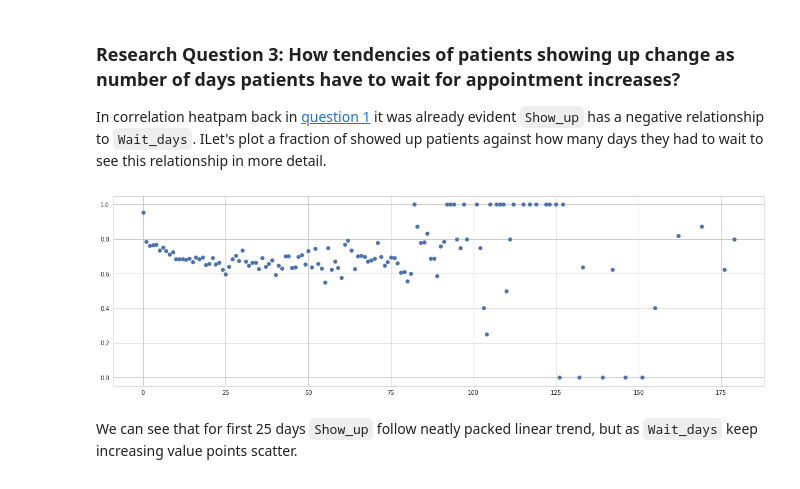
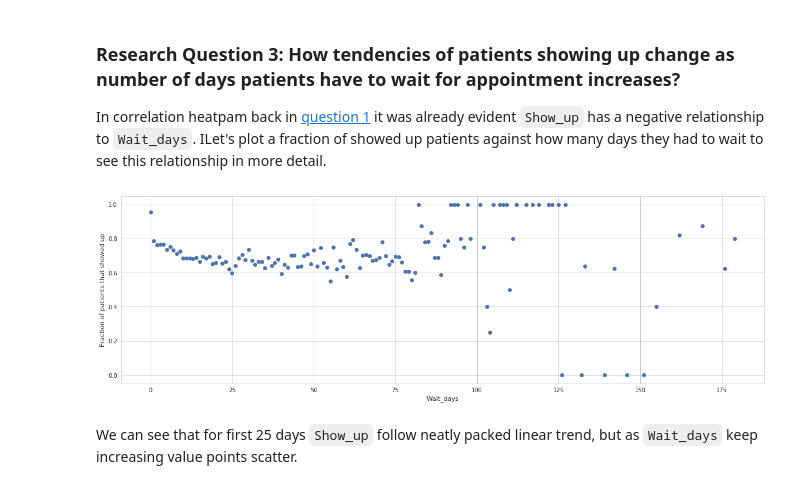
Before and after one commit to despacito123/data-analyst-nanodegree, a Jupyter notebook: 3. Investigate a Dataset/Investigate_a_Dataset.ipynb, the cells around one changed output. Drawn from its saved outputs; the diff is of its cells as text; code cells hidden in the pictures.

```diff
--- a/3. Investigate a Dataset/Investigate_a_Dataset.ipynb
+++ b/3. Investigate a Dataset/Investigate_a_Dataset.ipynb
@@ -444,14 +448,16 @@ In correlation heatpam back in <a href="#rq1">question 1</a> it was already evid
 # %%
 # create dataset with fractions of `Show_up` based on `Wait_days`
 df_wait_days = df_cleaned[['Wait_days', 'Show_up']].groupby('Wait_days').mean().reset_index()
 
 #set plot size
 fig, ax = plt.subplots(figsize=(20, 6))
 
 # plot `SMS_received` against `Wait_days`
-plt.plot(df_wait_days['Wait_days'], df_wait_days['Show_up'], 'bo');
+plt.plot(df_wait_days['Wait_days'], df_wait_days['Show_up'], 'bo')
+plt.xlabel('Wait_days')
+plt.ylabel('Fraction of patients that showed up');
 # %% [output]
-[figure, old version]
+[figure, new version]
 # %% [markdown]
 We can see that for first 25 days `Show_up` follow neatly packed linear trend, but as `Wait_days` keep increasing value points scatter.
 # %% [markdown]
```
Also changed, not shown: parts of 5 cells of this notebook, 1 other file.
